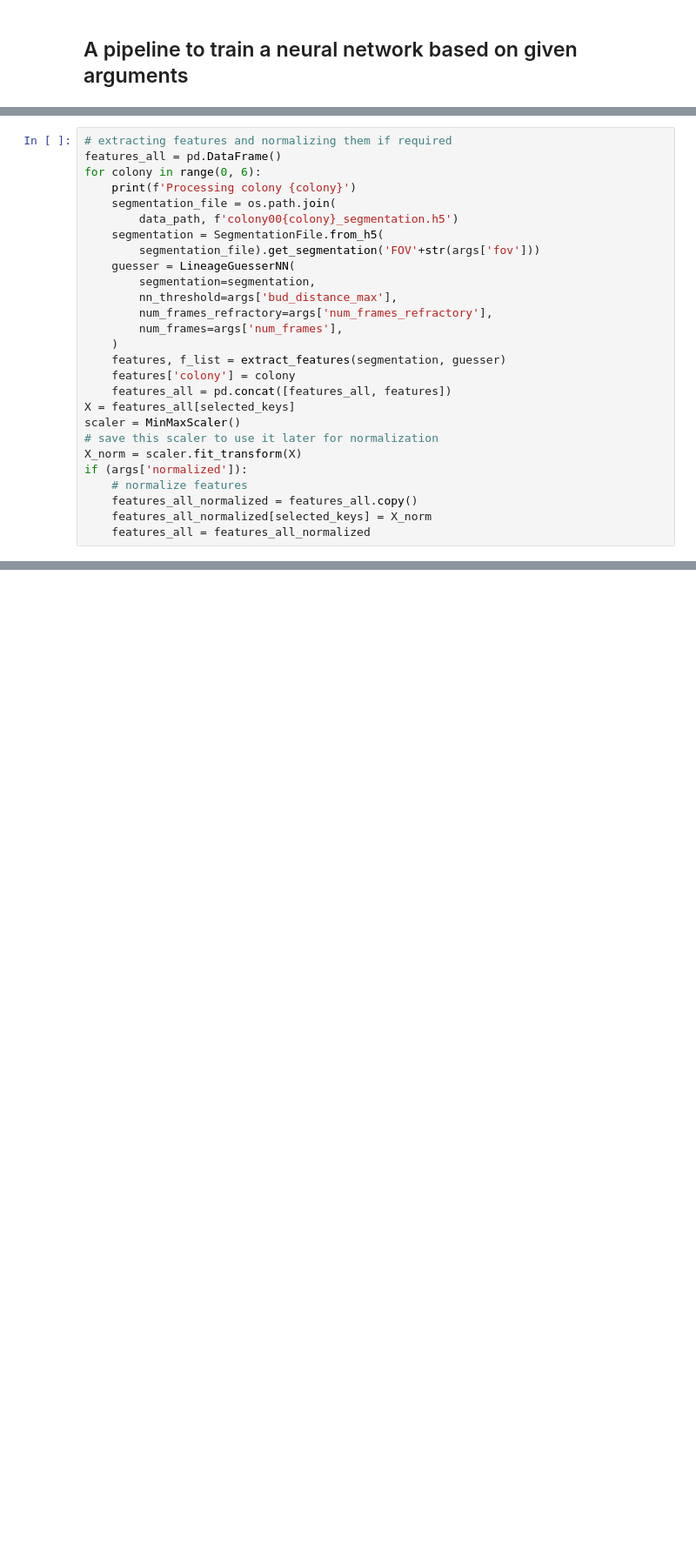
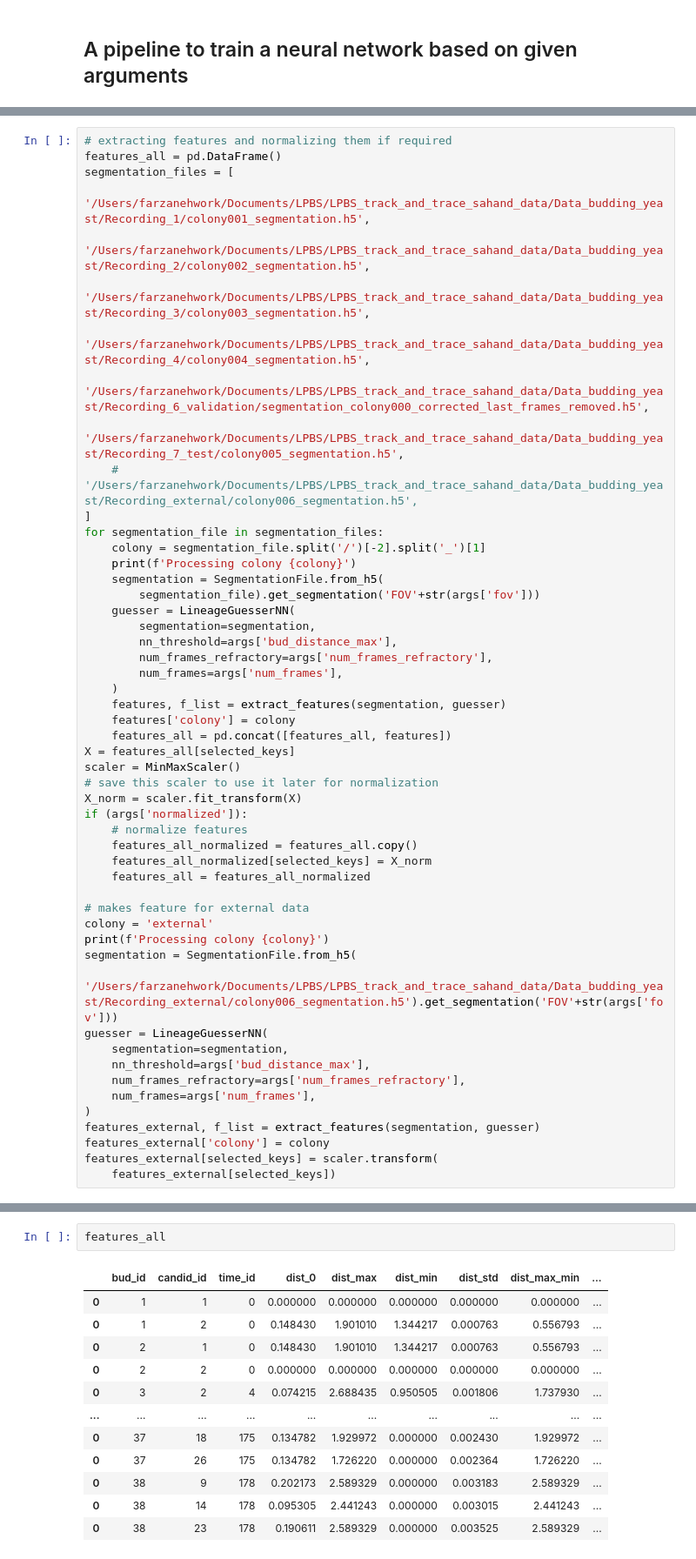
Before and after one commit to rahi-lab/LYN-track-and-trace, a Jupyter notebook: src/scripts/lineage_tracing_train_pipeline.ipynb, the cells around one changed output, grey strips where cells are left out. Shown: that part at 87% size. Saved outputs shown, nothing was run; the diff lists cells and outputs as text; blank space fills up the shorter version.

```diff
--- a/src/scripts/lineage_tracing_train_pipeline.ipynb
+++ b/src/scripts/lineage_tracing_train_pipeline.ipynb
@@ -385,10 +405,18 @@ lin_gt_all.reset_index(inplace=True, drop=True)
 # %%
 # extracting features and normalizing them if required
 features_all = pd.DataFrame()
-for colony in range(0, 6):
+segmentation_files = [
+    '/Users/farzanehwork/Documents/LPBS/LPBS_track_and_trace_sahand_data/Data_budding_yeast/Recording_1/colony001_segmentation.h5',
+    '/Users/farzanehwork/Documents/LPBS/LPBS_track_and_trace_sahand_data/Data_budding_yeast/Recording_2/colony002_segmentation.h5',
+    '/Users/farzanehwork/Documents/LPBS/LPBS_track_and_trace_sahand_data/Data_budding_yeast/Recording_3/colony003_segmentation.h5',
+    '/Users/farzanehwork/Documents/LPBS/LPBS_track_and_trace_sahand_data/Data_budding_yeast/Recording_4/colony004_segmentation.h5',
+    '/Users/farzanehwork/Documents/LPBS/LPBS_track_and_trace_sahand_data/Data_budding_yeast/Recording_6_validation/segmentation_colony000_corrected_last_frames_removed.h5',
+    '/Users/farzanehwork/Documents/LPBS/LPBS_track_and_trace_sahand_data/Data_budding_yeast/Recording_7_test/colony005_segmentation.h5',
+    # '/Users/farzanehwork/Documents/LPBS/LPBS_track_and_trace_sahand_data/Data_budding_yeast/Recording_external/colony006_segmentation.h5',
+]
+for segmentation_file in segmentation_files:
+    colony = segmentation_file.split('/')[-2].split('_')[1]
     print(f'Processing colony {colony}')
-    segmentation_file = os.path.join(
-        data_path, f'colony00{colony}_segmentation.h5')
     segmentation = SegmentationFile.from_h5(
         segmentation_file).get_segmentation('FOV'+str(args['fov']))
     guesser = LineageGuesserNN(
@@ -409,4 +437,20 @@ if (args['normalized']):
     features_all_normalized = features_all.copy()
     features_all_normalized[selected_keys] = X_norm
     features_all = features_all_normalized
+
+# makes feature for external data
+colony = 'external'
+print(f'Processing colony {colony}')
+segmentation = SegmentationFile.from_h5(
+    '/Users/farzanehwork/Documents/LPBS/LPBS_track_and_trace_sahand_data/Data_budding_yeast/Recording_external/colony006_segmentation.h5').get_segmentation('FOV'+str(args['fov']))
+guesser = LineageGuesserNN(
+    segmentation=segmentation,
+    nn_threshold=args['bud_distance_max'],
+    num_frames_refractory=args['num_frames_refractory'],
+    num_frames=args['num_frames'],
+)
+features_external, f_list = extract_features(segmentation, guesser)
+features_external['colony'] = colony
+features_external[selected_keys] = scaler.transform(
+    features_external[selected_keys])
 # %% [output]
@@ -492,0 +481,15 @@ No model was provided
+# %%
+features_all
+# %% [output]
+|  | bud_id | candid_id | time_id | dist_0 | dist_max | dist_min | dist_std | dist_max_min | ... |
+| 0 | 1 | 1 | 0 | 0.000000 | 0.000000 | 0.000000 | 0.000000 | 0.000000 | ... |
+| 0 | 1 | 2 | 0 | 0.148430 | 1.901010 | 1.344217 | 0.000763 | 0.556793 | ... |
+| 0 | 2 | 1 | 0 | 0.148430 | 1.901010 | 1.344217 | 0.000763 | 0.556793 | ... |
+| 0 | 2 | 2 | 0 | 0.000000 | 0.000000 | 0.000000 | 0.000000 | 0.000000 | ... |
+| 0 | 3 | 2 | 4 | 0.074215 | 2.688435 | 0.950505 | 0.001806 | 1.737930 | ... |
+| ... | ... | ... | ... | ... | ... | ... | ... | ... | ... |
+| 0 | 37 | 18 | 175 | 0.134782 | 1.929972 | 0.000000 | 0.002430 | 1.929972 | ... |
+| 0 | 37 | 26 | 175 | 0.134782 | 1.726220 | 0.000000 | 0.002364 | 1.726220 | ... |
+| 0 | 38 | 9 | 178 | 0.202173 | 2.589329 | 0.000000 | 0.003183 | 2.589329 | ... |
+| 0 | 38 | 14 | 178 | 0.095305 | 2.441243 | 0.000000 | 0.003015 | 2.441243 | ... |
+| 0 | 38 | 23 | 178 | 0.190611 | 2.589329 | 0.000000 | 0.003525 | 2.589329 | ... |
```
Also changed, not shown: parts of 32 cells of this notebook, 5 other files.
